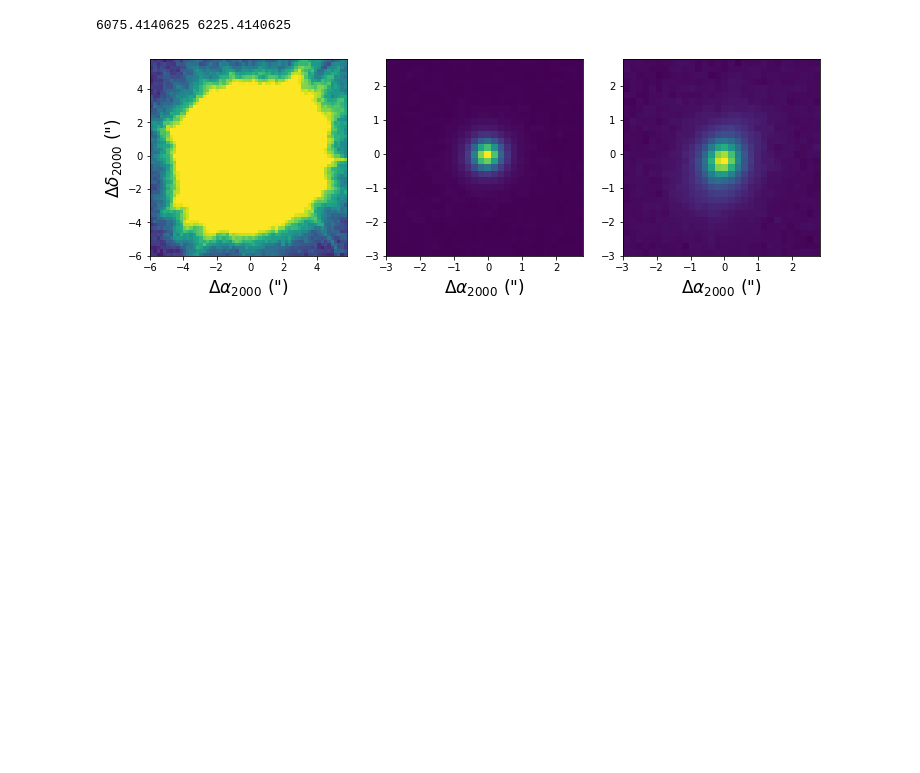
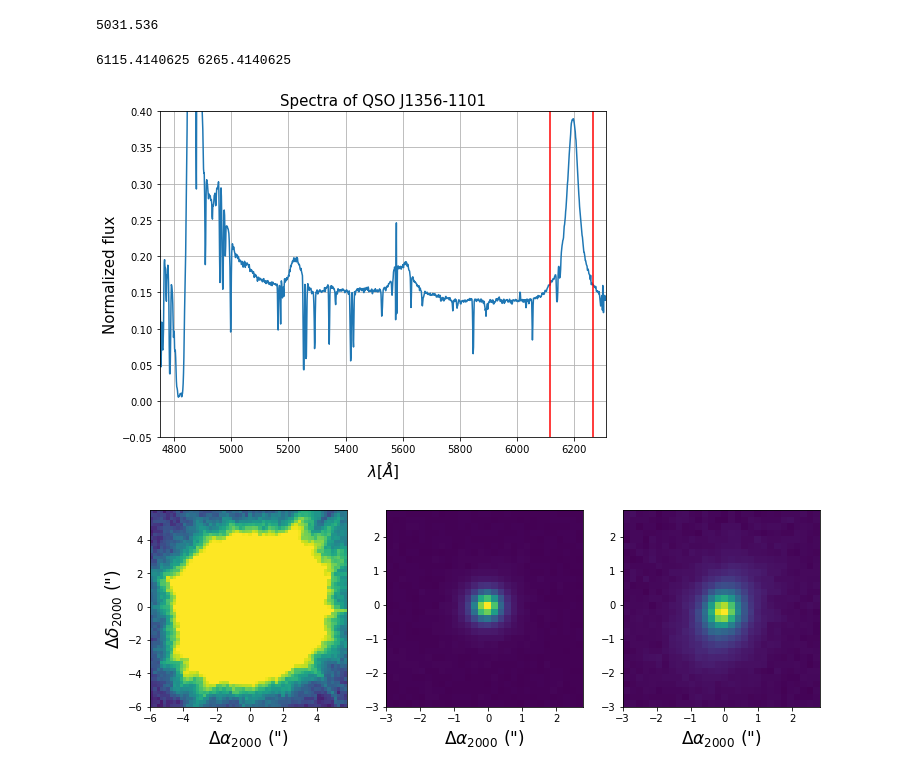
Before and after one commit to franciscourbina/PSF-fitting-for-QSO, a Jupyter notebook: 2nd cube.ipynb, the cells around one changed output. Cells and saved outputs as stored; diff of their text form; code cells hidden in the pictures; blank space fills up the shorter version.

```diff
--- a/2nd cube.ipynb
+++ b/2nd cube.ipynb
@@ -30,17 +30,44 @@ r_psf_sub = 15
 #Velocity search window (wrt LyA; km/s)
 vmin=-11000.0/1.5
 vmax=5000.0
+# %%
+1256*(1+zqso)
+# %% [output]
+5031.536
 # %%
 nw, nx, ny = data.shape
 initial_lamb = hdu2[1].header['CRVAL3']
 
 wavearr = np.arange(0.0, nw,1.0) * 1.25 + initial_lamb
-ind1_lamcen_psf = int(1120 - wave_slice/2.0)
-ind2_lamcen_psf = int(1120 + wave_slice/2.0)
+ind1_lamcen_psf = int(1152 - wave_slice/2.0)
+ind2_lamcen_psf = int(1152 + wave_slice/2.0)
 
 print(wavearr[ind1_lamcen_psf], wavearr[ind2_lamcen_psf])
 # %% [output]
-6075.4140625 6225.4140625
+6115.4140625 6265.4140625
+# %%
+# Obtaining the spectra.
+
+fluxes = np.zeros(len(wavearr)-1)
+circ = CircularAperture((xqso, yqso), r=10)
+for i in range(len(wavearr)-1):
+    photometry = aperture_photometry(data[i,:,:], circ)
+    value = photometry['aperture_sum'].data[0]
+    fluxes[i] = value
+# %%
+plt.figure(figsize=(8,6))
+plt.plot(wavearr[0:-1], fluxes/np.max(fluxes))
+plt.xlabel(r'$\lambda [{\AA}]$', fontsize=15)
+plt.ylabel('Normalized flux', fontsize=15)
+plt.title('Spectra of QSO J1356-1101', fontsize=15)
+plt.grid()
+plt.plot([wavearr[ind1_lamcen_psf], wavearr[ind1_lamcen_psf]], [-0.2, 0.4] , color='red')
+plt.plot([wavearr[ind2_lamcen_psf], wavearr[ind2_lamcen_psf]], [-0.2, 0.4] , color='red')
+plt.ylim(-0.05,0.4)
+plt.xlim(wavearr[0], wavearr[1250])
+plt.show()
+# %% [output]
+[figure, added]
 # %%
 # Selecting the stars :D
 x_s1 = 303
```
Also changed, not shown: parts of 17 cells of this notebook, 2 other files.
